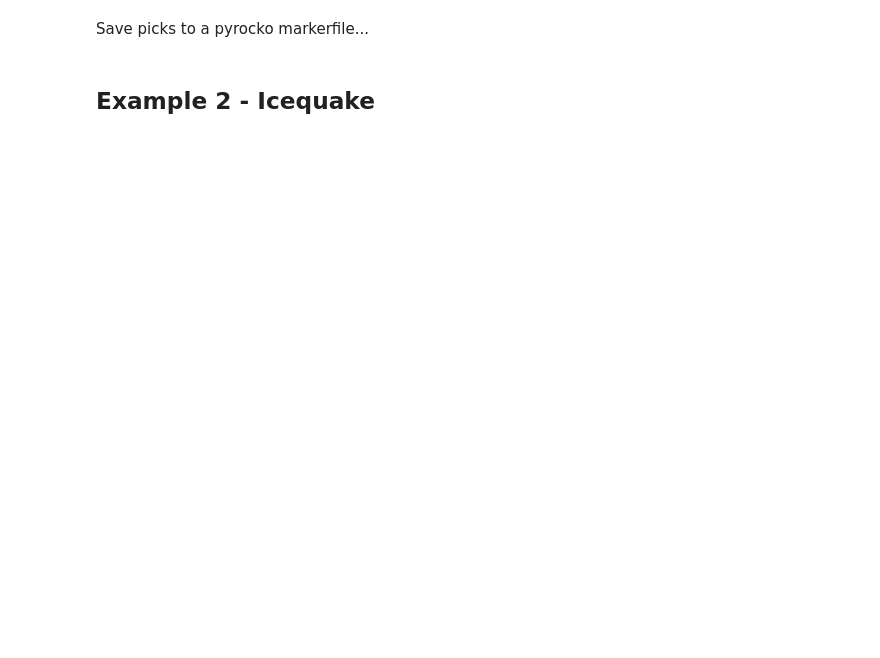
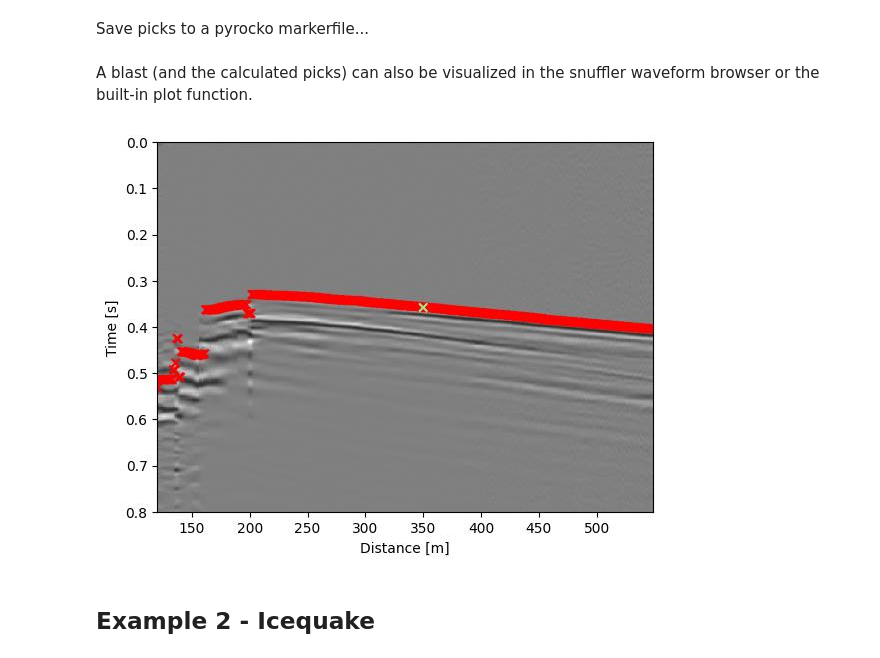
Before and after one commit to pyrocko/lightguide, a Jupyter notebook: examples/3-event-analysis.ipynb, the cells around one changed output. Drawn from its saved outputs; the diff is of its cells as text; code cells hidden in the pictures; blank space fills up the shorter version.

```diff
--- a/examples/3-event-analysis.ipynb
+++ b/examples/3-event-analysis.ipynb
@@ -61,6 +61,17 @@ Save picks to a pyrocko markerfile...
 # %%
 filename = 'markers_VSP-DAS-G1-120.txt'
 picks.save_picks(filename=filename)
+# %% [markdown]
+A blast (and the calculated picks) can also be visualized in the snuffler waveform browser or the built-in plot function.
+# %%
+# merge initial pick with picks from phase follow
+picks_joined = picks.add(picks=pick)
+# built-in plot
+blast.plot(picks=picks_joined,cmap='binary')
+# snuffler
+blast.snuffle(markers=picks_joined.as_markers())
+# %% [output]
+[figure, added]
 # %% [markdown]
 ## Example 2 - Icequake
 # %%
```
Also changed, not shown: parts of 2 cells of this notebook, 2 other files.
